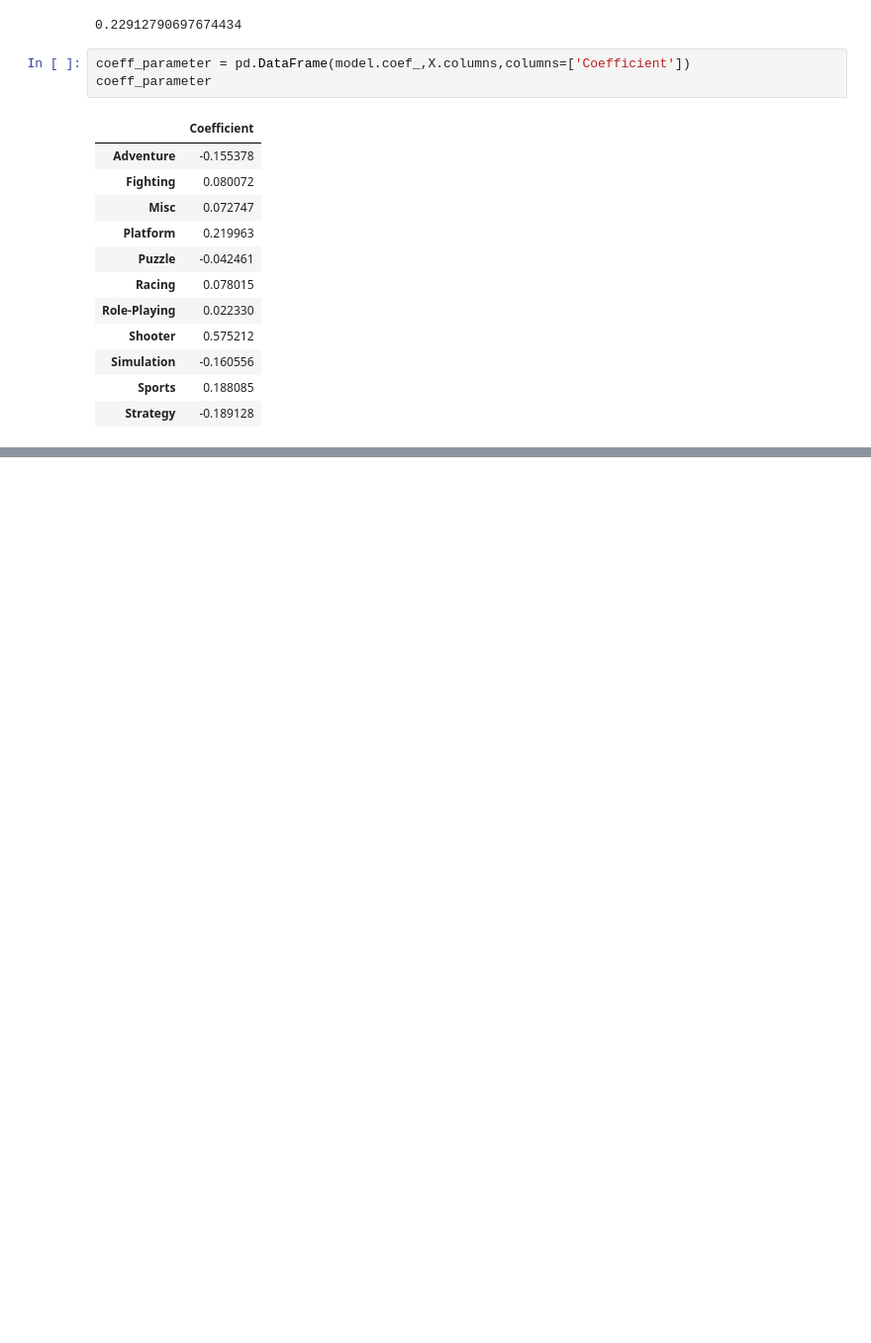
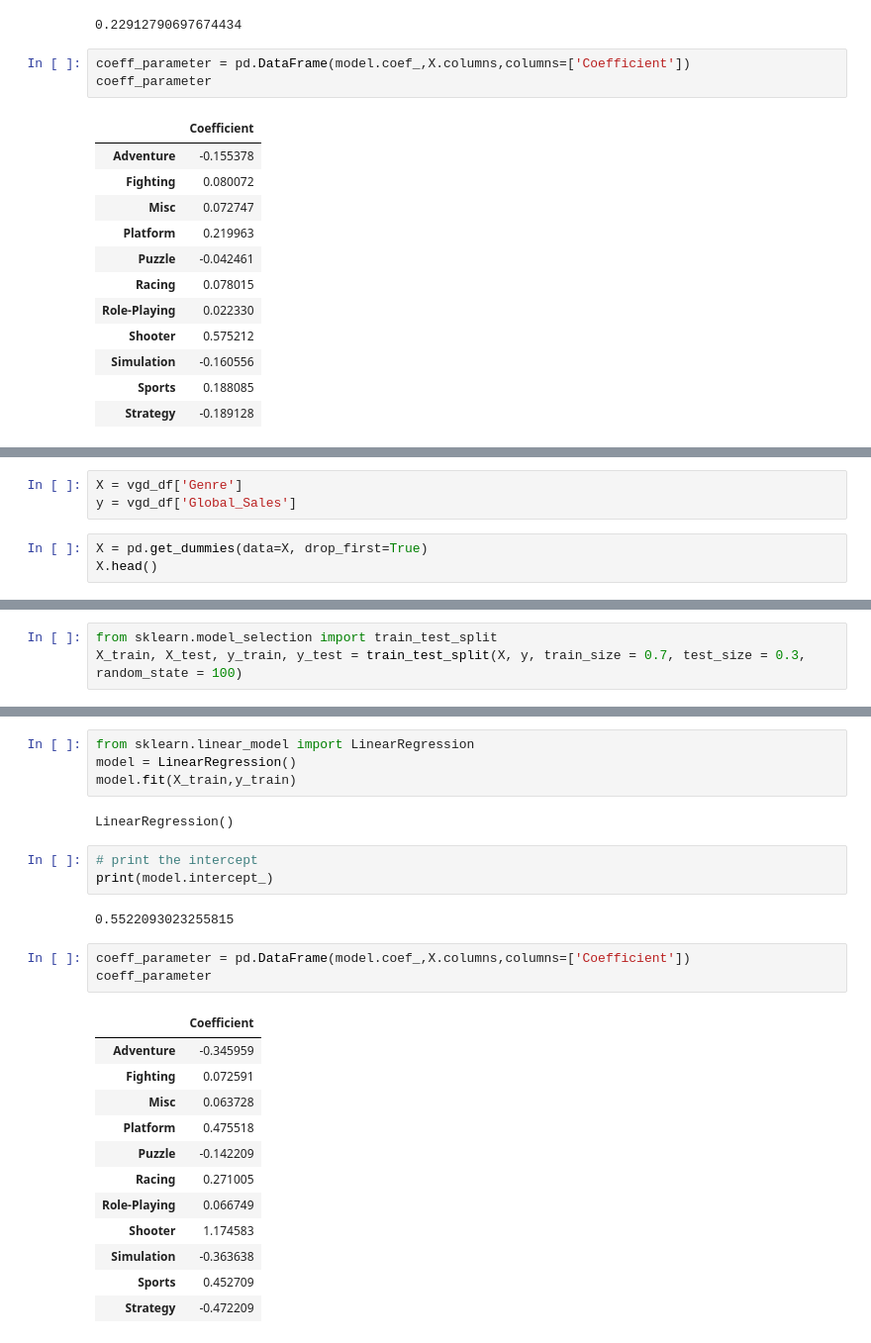
Before and after one commit to jwetapatel/Final-Project_Group4, a Jupyter notebook: Videogame_Sales_Forcasting.ipynb, the cells around one changed output, grey strips where cells are left out. Shown: that part at 99% size. Cells and saved outputs as stored; diff of their text form; blank space fills up the shorter version.

```diff
--- a/Videogame_Sales_Forcasting.ipynb
+++ b/Videogame_Sales_Forcasting.ipynb
@@ -381,0 +634,6 @@ Notes:
+# %%
+X = vgd_df['Genre']
+y = vgd_df['Global_Sales']
+# %%
+X = pd.get_dummies(data=X, drop_first=True)
+X.head()
@@ -381,0 +647,3 @@ Notes:
+# %%
+from sklearn.model_selection import train_test_split
+X_train, X_test, y_train, y_test = train_test_split(X, y, train_size = 0.7, test_size = 0.3, random_state = 100)
@@ -381,0 +678,27 @@ Notes:
+# %%
+from sklearn.linear_model import LinearRegression
+model = LinearRegression()
+model.fit(X_train,y_train)
+# %% [output]
+LinearRegression()
+# %%
+# print the intercept
+print(model.intercept_)
+# %% [output]
+0.5522093023255815
+# %%
+coeff_parameter = pd.DataFrame(model.coef_,X.columns,columns=['Coefficient'])
+coeff_parameter
+# %% [output]
+|  | Coefficient |
+| Adventure | -0.345959 |
+| Fighting | 0.072591 |
+| Misc | 0.063728 |
+| Platform | 0.475518 |
+| Puzzle | -0.142209 |
+| Racing | 0.271005 |
+| Role-Playing | 0.066749 |
+| Shooter | 1.174583 |
+| Simulation | -0.363638 |
+| Sports | 0.452709 |
+| Strategy | -0.472209 |
```
Also changed, not shown: parts of 60 cells of this notebook.
